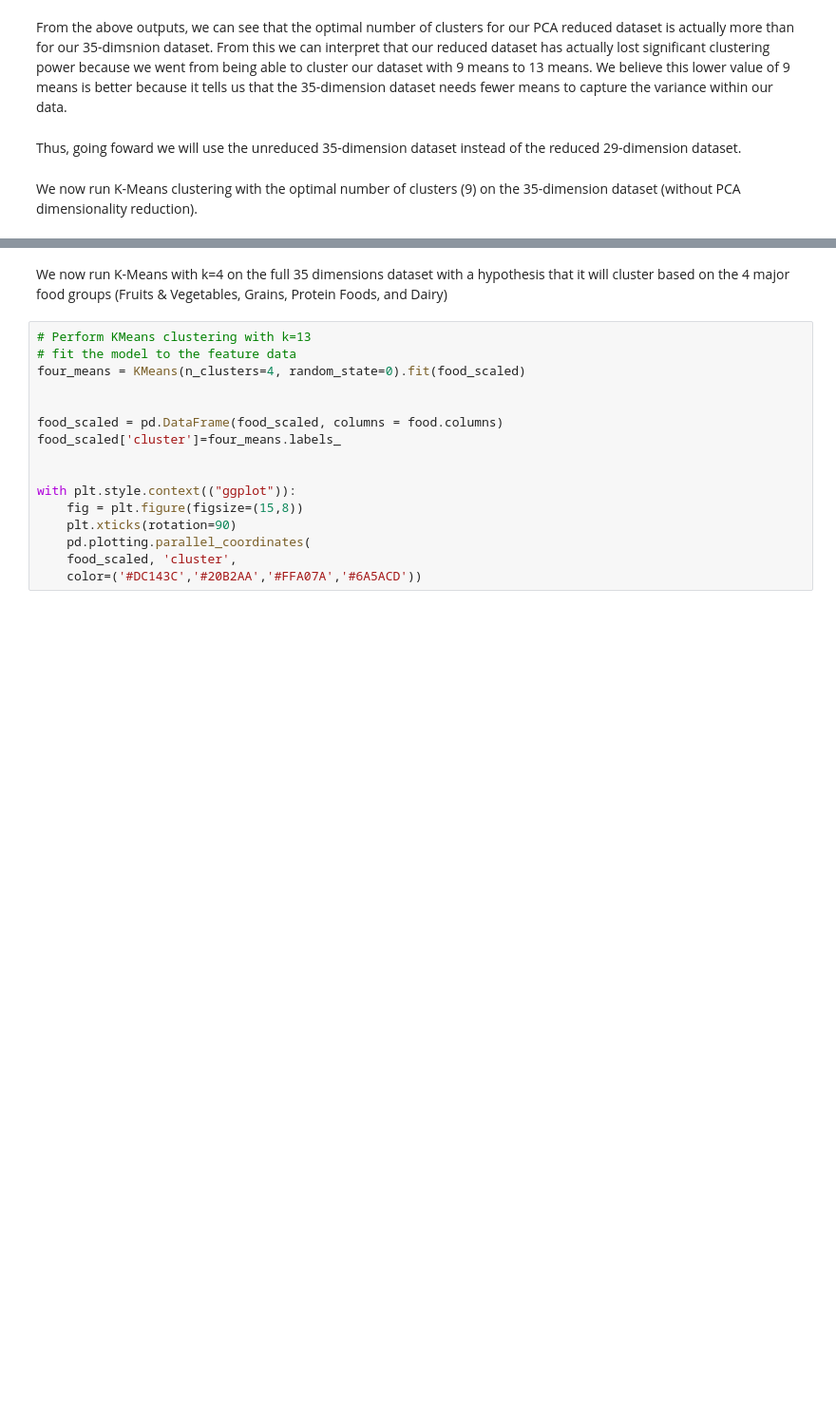
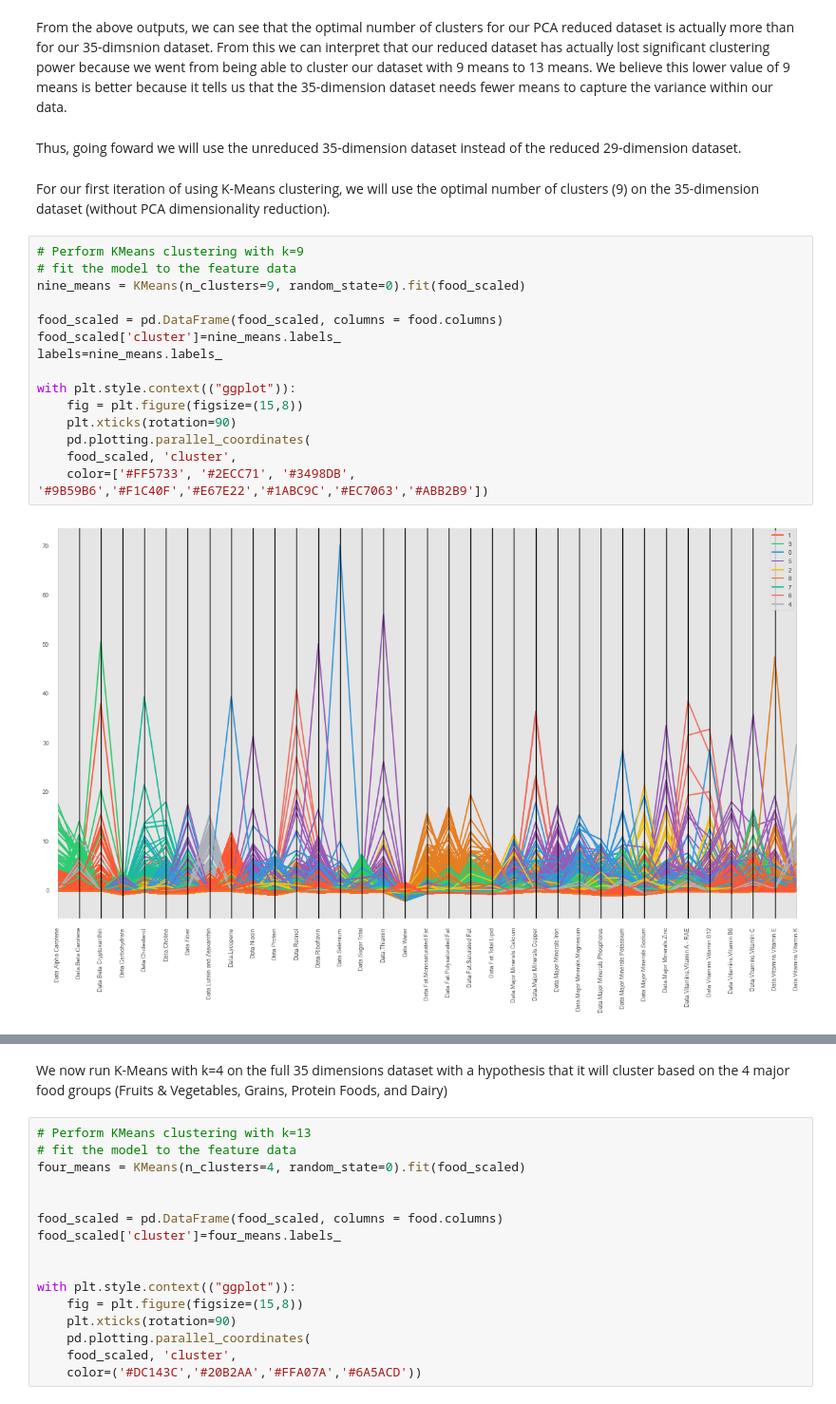
Before and after one commit to SaifA21/MSCI-446-Project, a Jupyter notebook: Final.ipynb, the cells around one changed output, grey strips where cells are left out. Shown at 95% size. Drawn from its saved outputs; the diff is of its cells as text; blank space fills up the shorter version.

```diff
--- a/Final.ipynb
+++ b/Final.ipynb
@@ -248,4 +248,21 @@ We believe this lower value of 9 means is better because it tells us that the 35
 # %% [markdown]
 Thus, going foward we will use the unreduced 35-dimension dataset instead of the reduced 29-dimension dataset.
 # %% [markdown]
-We now run K-Means clustering with the optimal number of clusters (9) on the 35-dimension dataset (without PCA dimensionality reduction).
+For our first iteration of using K-Means clustering, we will use the optimal number of clusters (9) on the 35-dimension dataset (without PCA dimensionality reduction).
+# %%
+# Perform KMeans clustering with k=9
+# fit the model to the feature data
+nine_means = KMeans(n_clusters=9, random_state=0).fit(food_scaled)
+
+food_scaled = pd.DataFrame(food_scaled, columns = food.columns)
+food_scaled['cluster']=nine_means.labels_
+labels=nine_means.labels_
+
+with plt.style.context(("ggplot")):
+    fig = plt.figure(figsize=(15,8))
+    plt.xticks(rotation=90)
+    pd.plotting.parallel_coordinates(
+    food_scaled, 'cluster',
+    color=['#FF5733', '#2ECC71', '#3498DB', '#9B59B6','#F1C40F','#E67E22','#1ABC9C','#EC7063','#ABB2B9'])
+# %% [output]
+[figure, added]
```
Also changed, not shown: parts of 12 cells of this notebook.
